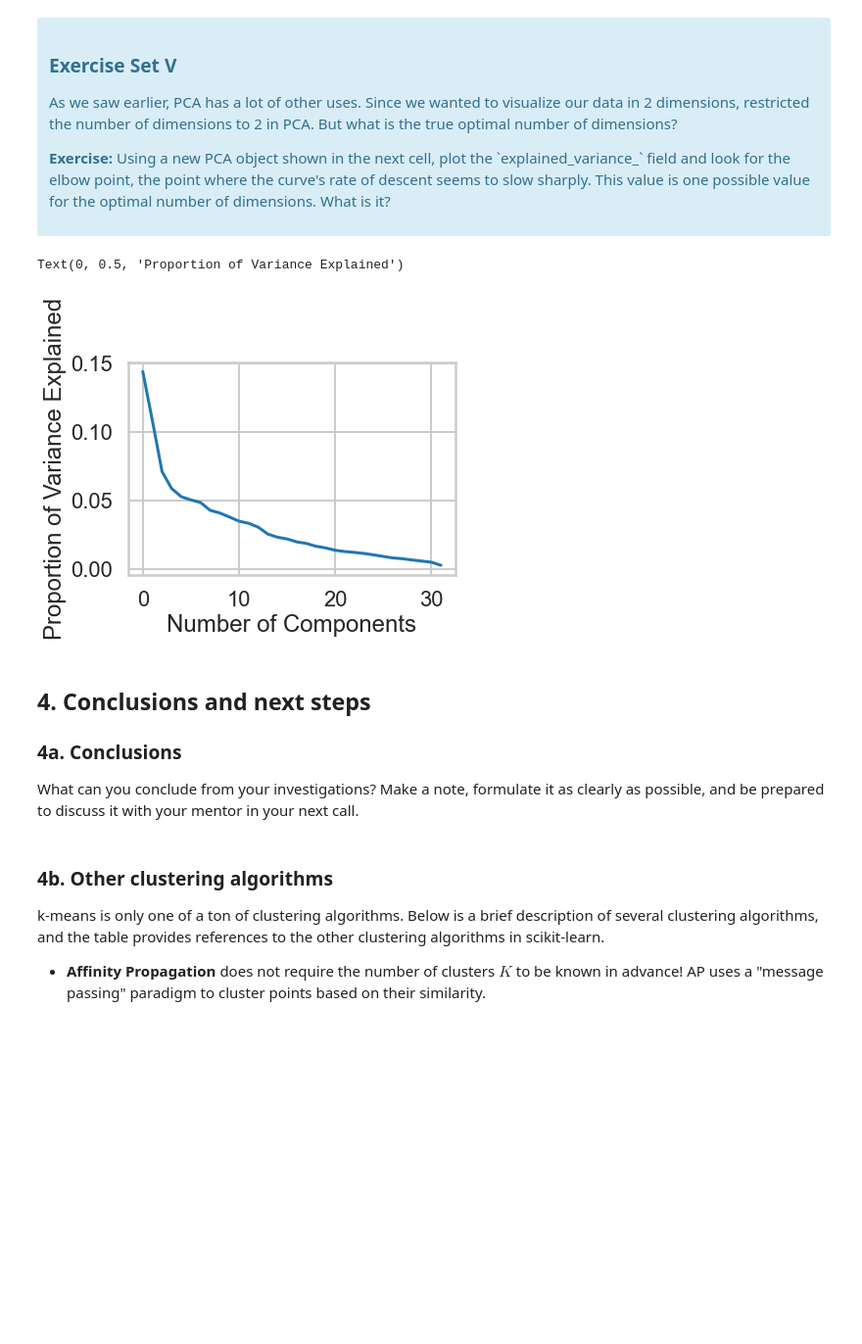
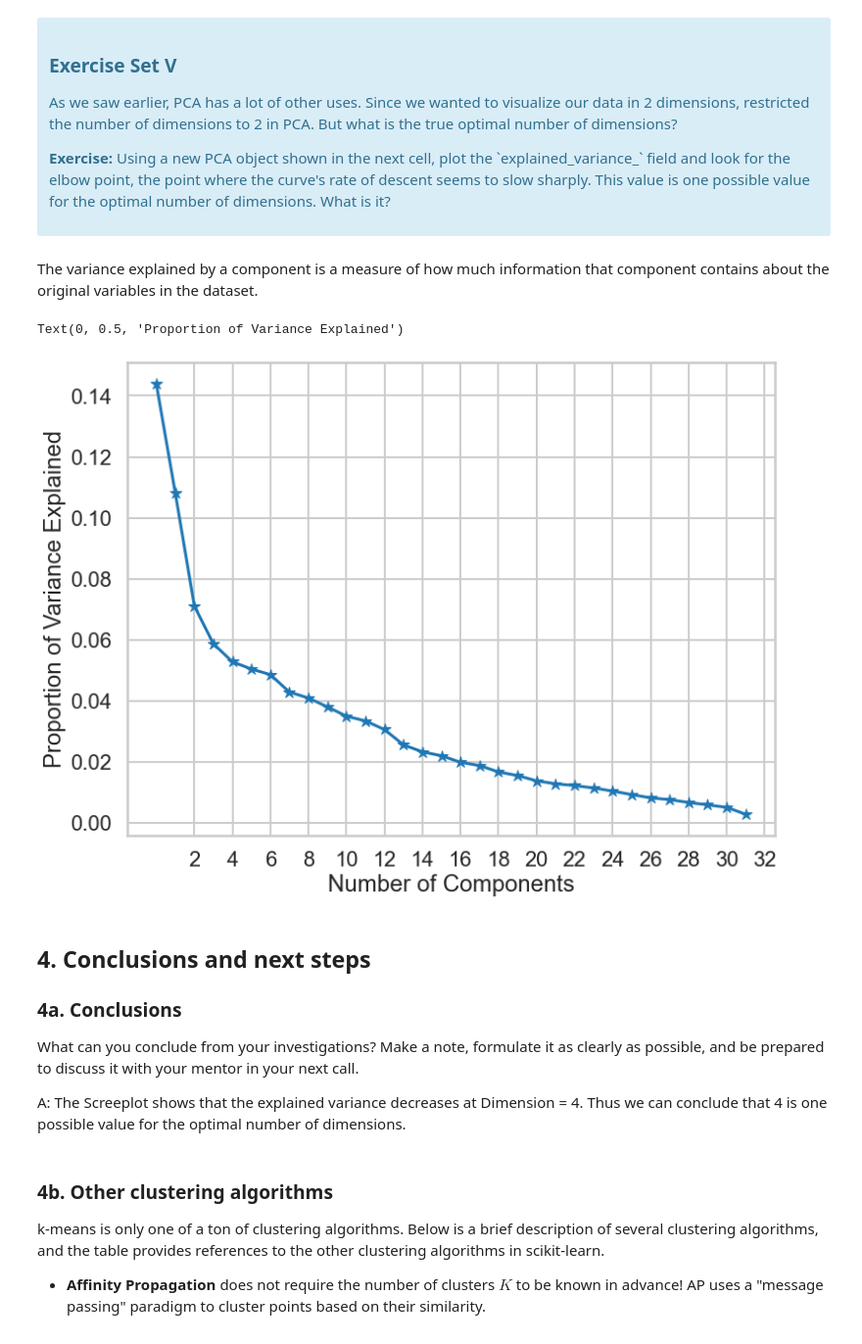
Before and after one commit to Tzega/Springboard, a Jupyter notebook: 15.6.3_Clustering_Case_Study_updated/Clustering Case Study - Customer Segmentation with K-Means - Tier 1.ipynb, the cells around one changed output. Shown at 98% size. Saved outputs shown, nothing was run; the diff lists cells and outputs as text; code cells hidden in the pictures; blank space fills up the shorter version.

```diff
--- a/15.6.3_Clustering_Case_Study_updated/Clustering Case Study - Customer Segmentation with K-Means - Tier 1.ipynb
+++ b/15.6.3_Clustering_Case_Study_updated/Clustering Case Study - Customer Segmentation with K-Means - Tier 1.ipynb
@@ -447,30 +491,36 @@ What we've done is we've taken those columns of 0/1 indicator variables, and we'
 </div>
+# %% [markdown]
+The variance explained by a component is a measure of how much information that component contains about the original variables in the dataset.
 # %%
 #your turn
 # Initialize a new PCA model with a default number of components.
 import sklearn.decomposition
 # Initialize a variable, called pca, and assign it sklearn.decomposition.PCA()
 pca = sklearn.decomposition.PCA()
 
 # Call fit() on pca, with X passed to the method
 pca.fit(X)
 
 # Let's finish this :)  Make a variable called variance
 variance= pca.explained_variance_ratio_
 
 # Plot() it
-plt.plot(range(len(variance)), variance)
+plt.figure(figsize=(12,9))
+plt.plot(range(len(variance)), variance, marker='*')
 
 # Label the axes
+plt.xticks(range(2,33,2))
 plt.xlabel("Number of Components")
 plt.ylabel("Proportion of Variance Explained")
 # %% [output]
 Text(0, 0.5, 'Proportion of Variance Explained')
-[figure, old version]
+[figure, new version]
 # %% [markdown]
 ## 4. Conclusions and next steps
 ### 4a. Conclusions
 What can you conclude from your investigations? Make a note, formulate it as clearly as possible, and be prepared to discuss it with your mentor in your next call.
+
+A: The Screeplot shows that the explained variance decreases at Dimension = 4. Thus we can conclude that 4 is one possible value for the optimal number of dimensions.
 # %% [markdown]
 ### 4b. Other clustering algorithms
 
```
Also changed, not shown: parts of 21 cells of this notebook.
